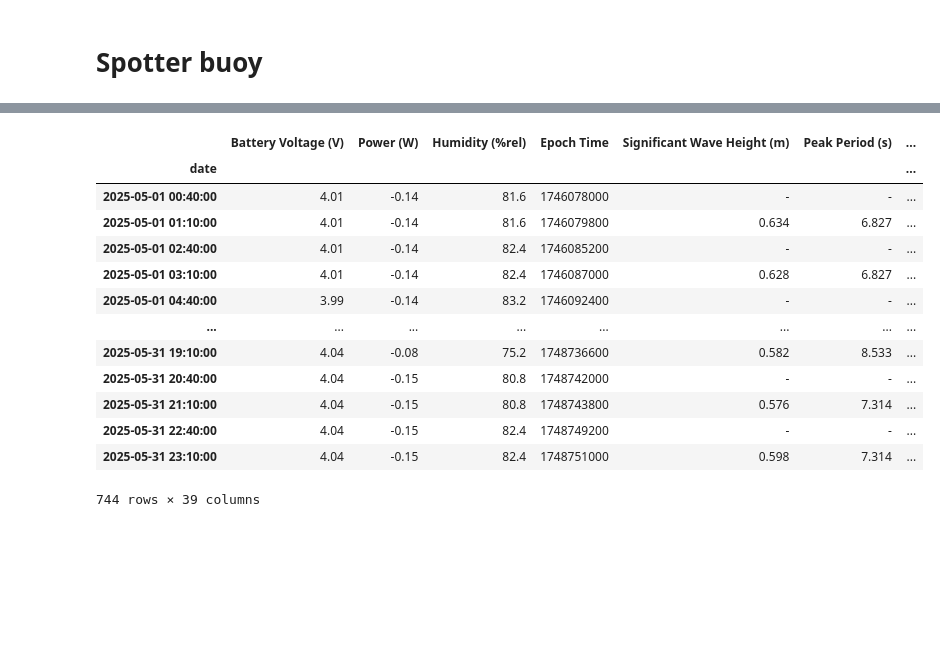
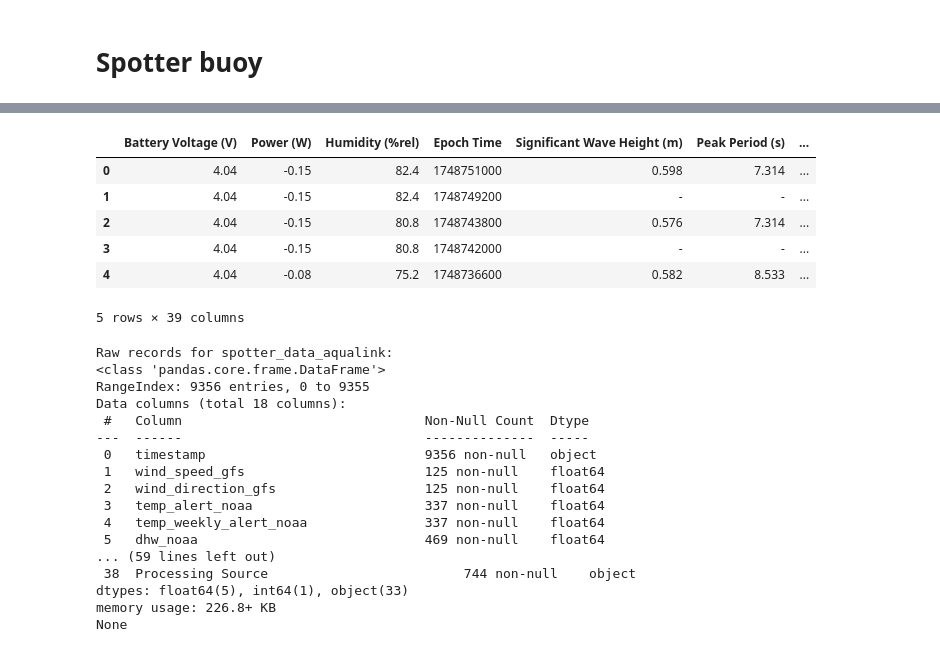
Before and after one commit to oceanicos-dev-org/oceanicospy, a Jupyter notebook: examples/reading_field_data.ipynb, the cells around one changed output, grey strips where cells are left out. Drawn from its saved outputs; the diff is of its cells as text; code cells hidden in the pictures; blank space fills up the shorter version.

```diff
--- a/examples/reading_field_data.ipynb
+++ b/examples/reading_field_data.ipynb
@@ -459,8 +482,17 @@ current_dir.head()
 # Spotter buoy
 # %%
 csv_files_spotter = glob.glob('../data/observations/Buoy/*.csv')
-dict_spotter_sources = dict()
+dict_raw_spotter_sources = dict()
+dict_clean_spotter_sources = dict()
 for csv_file in csv_files_spotter:
-    spotter_object = Buoy(csv_file)
-    dict_spotter_sources[csv_file.split('/')[-1].split('.')[0]] = spotter_object.get_raw_records()
+    if 'sofar' in csv_file:
+        sampling_spotter = dict(start_time=datetime(2025,5,11,0,0,0),
+                        end_time=datetime(2025,5,21,15,0,0))
+    else:
+        sampling_spotter = dict(start_time=datetime(2023,5,11,0,0,0),
+                                end_time=datetime(2023,5,21,15,0,0))
+
+    spotter_object = Buoy(csv_file,sampling_spotter)
+    dict_raw_spotter_sources[csv_file.split('/')[-1].split('.')[0]] = spotter_object.get_raw_records()
+    dict_clean_spotter_sources[csv_file.split('/')[-1].split('.')[0]] = spotter_object.get_clean_records()
 # %%
@@ -483,17 +507,32 @@ dict_spotter_sources['spotter_data_aqualink']
 # %%
-dict_spotter_sources['spotter_data_sofar']
+dict_raw_spotter_sources['spotter_data_sofar'].head()
 # %% [output]
 |  | Battery Voltage (V) | Power (W) | Humidity (%rel) | Epoch Time | Significant Wave Height (m) | Peak Period (s) | ... |
-| date |  |  |  |  |  |  | ... |
-| 2025-05-01 00:40:00 | 4.01 | -0.14 | 81.6 | 1746078000 | - | - | ... |
-| 2025-05-01 01:10:00 | 4.01 | -0.14 | 81.6 | 1746079800 | 0.634 | 6.827 | ... |
-| 2025-05-01 02:40:00 | 4.01 | -0.14 | 82.4 | 1746085200 | - | - | ... |
-| 2025-05-01 03:10:00 | 4.01 | -0.14 | 82.4 | 1746087000 | 0.628 | 6.827 | ... |
-| 2025-05-01 04:40:00 | 3.99 | -0.14 | 83.2 | 1746092400 | - | - | ... |
-| ... | ... | ... | ... | ... | ... | ... | ... |
-| 2025-05-31 19:10:00 | 4.04 | -0.08 | 75.2 | 1748736600 | 0.582 | 8.533 | ... |
-| 2025-05-31 20:40:00 | 4.04 | -0.15 | 80.8 | 1748742000 | - | - | ... |
-| 2025-05-31 21:10:00 | 4.04 | -0.15 | 80.8 | 1748743800 | 0.576 | 7.314 | ... |
-| 2025-05-31 22:40:00 | 4.04 | -0.15 | 82.4 | 1748749200 | - | - | ... |
-| 2025-05-31 23:10:00 | 4.04 | -0.15 | 82.4 | 1748751000 | 0.598 | 7.314 | ... |
+| 0 | 4.04 | -0.15 | 82.4 | 1748751000 | 0.598 | 7.314 | ... |
+| 1 | 4.04 | -0.15 | 82.4 | 1748749200 | - | - | ... |
+| 2 | 4.04 | -0.15 | 80.8 | 1748743800 | 0.576 | 7.314 | ... |
+| 3 | 4.04 | -0.15 | 80.8 | 1748742000 | - | - | ... |
+| 4 | 4.04 | -0.08 | 75.2 | 1748736600 | 0.582 | 8.533 | ... |
-744 rows × 39 columns
+5 rows × 39 columns
+# %%
+for key in dict_raw_spotter_sources.keys():
+    print(f"Raw records for {key}:")
+    print(dict_raw_spotter_sources[key].info())
+# %% [output]
+Raw records for spotter_data_aqualink:
+<class 'pandas.core.frame.DataFrame'>
+RangeIndex: 9356 entries, 0 to 9355
+Data columns (total 18 columns):
+ #   Column                               Non-Null Count  Dtype
+---  ------                               --------------  -----
+ 0   timestamp                            9356 non-null   object
+ 1   wind_speed_gfs                       125 non-null    float64
+ 2   wind_direction_gfs                   125 non-null    float64
+ 3   temp_alert_noaa                      337 non-null    float64
+ 4   temp_weekly_alert_noaa               337 non-null    float64
+ 5   dhw_noaa                             469 non-null    float64
+... (59 lines left out)
+ 38  Processing Source                         744 non-null    object
+dtypes: float64(5), int64(1), object(33)
+memory usage: 226.8+ KB
+None
```
Also changed, not shown: parts of 21 cells of this notebook, 8 other files.
